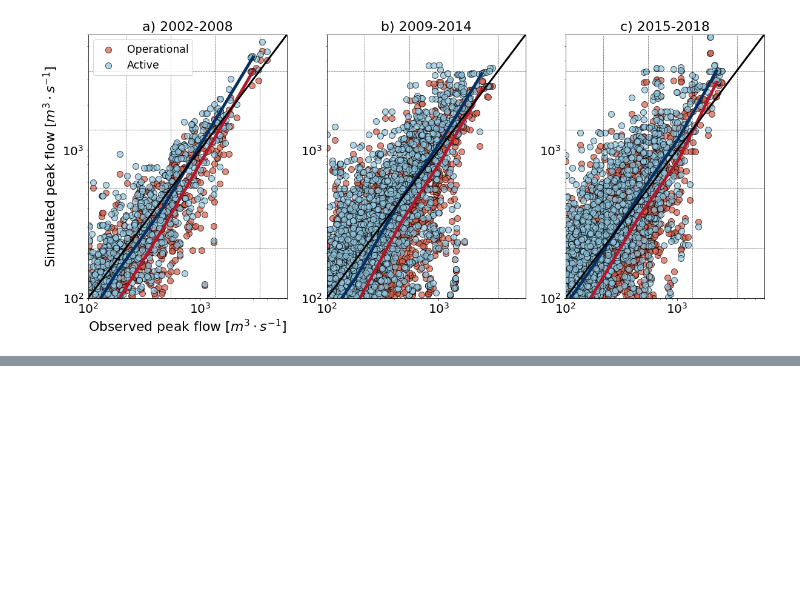
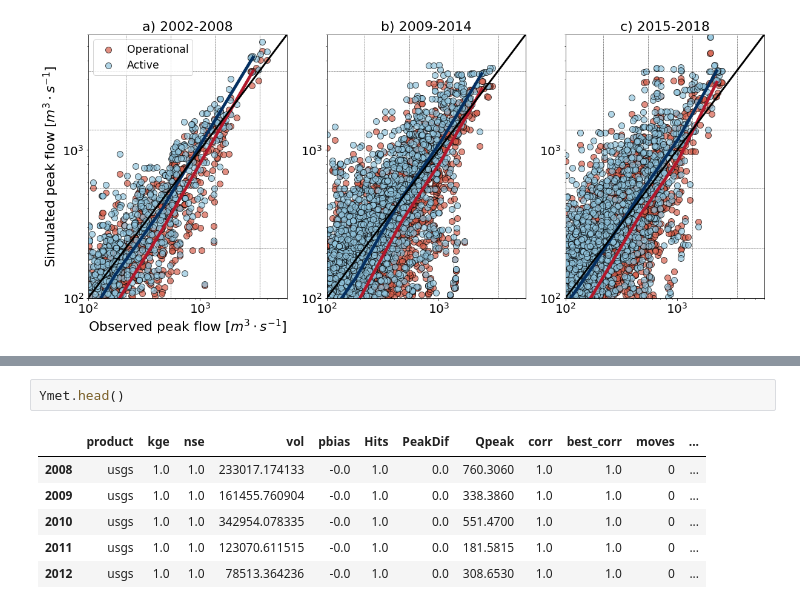
Before and after one commit to nicolas998/active_layer_evaluation, a Jupyter notebook: 01_Active_layer_evaluation.ipynb, the cells around one changed output, grey strips where cells are left out. Drawn from its saved outputs; the diff is of its cells as text; blank space fills up the shorter version.

```diff
--- a/01_Active_layer_evaluation.ipynb
+++ b/01_Active_layer_evaluation.ipynb
@@ -74,0 +120,9 @@ pl.savefig('figures/Peak_active_vs_operational.png', bbox_inches = 'tight')
+# %%
+Ymet.head()
+# %% [output]
+|  | product | kge | nse | vol | pbias | Hits | PeakDif | Qpeak | corr | best_corr | moves | ... |
+| 2008 | usgs | 1.0 | 1.0 | 233017.174133 | -0.0 | 1.0 | 0.0 | 760.3060 | 1.0 | 1.0 | 0 | ... |
+| 2009 | usgs | 1.0 | 1.0 | 161455.760904 | -0.0 | 1.0 | 0.0 | 338.3860 | 1.0 | 1.0 | 0 | ... |
+| 2010 | usgs | 1.0 | 1.0 | 342954.078335 | -0.0 | 1.0 | 0.0 | 551.4700 | 1.0 | 1.0 | 0 | ... |
+| 2011 | usgs | 1.0 | 1.0 | 123070.611515 | -0.0 | 1.0 | 0.0 | 181.5815 | 1.0 | 1.0 | 0 | ... |
+| 2012 | usgs | 1.0 | 1.0 | 78513.364236 | -0.0 | 1.0 | 0.0 | 308.6530 | 1.0 | 1.0 | 0 | ... |
```
Also changed, not shown: parts of 5 cells of this notebook, 2 other files.
